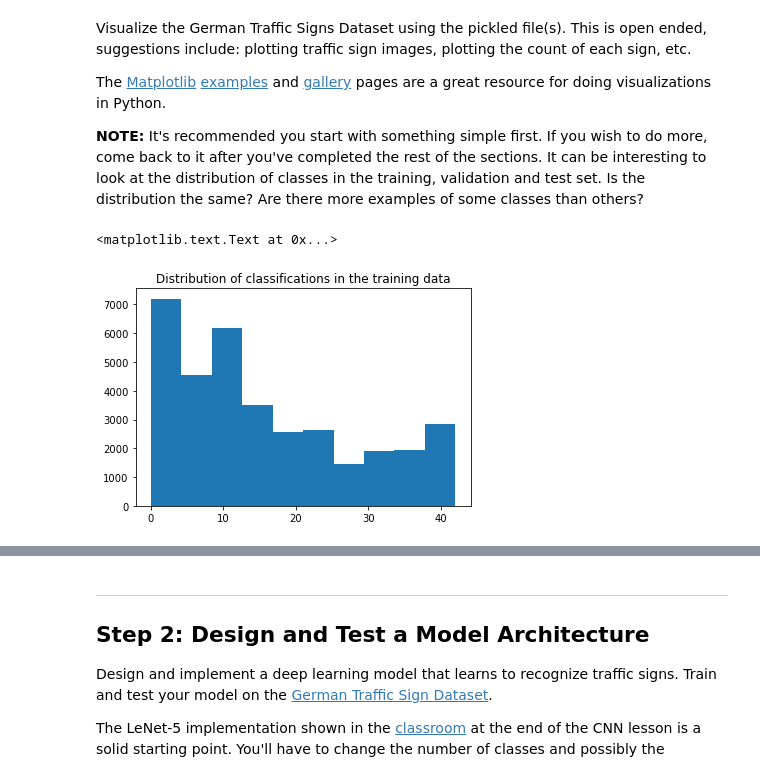
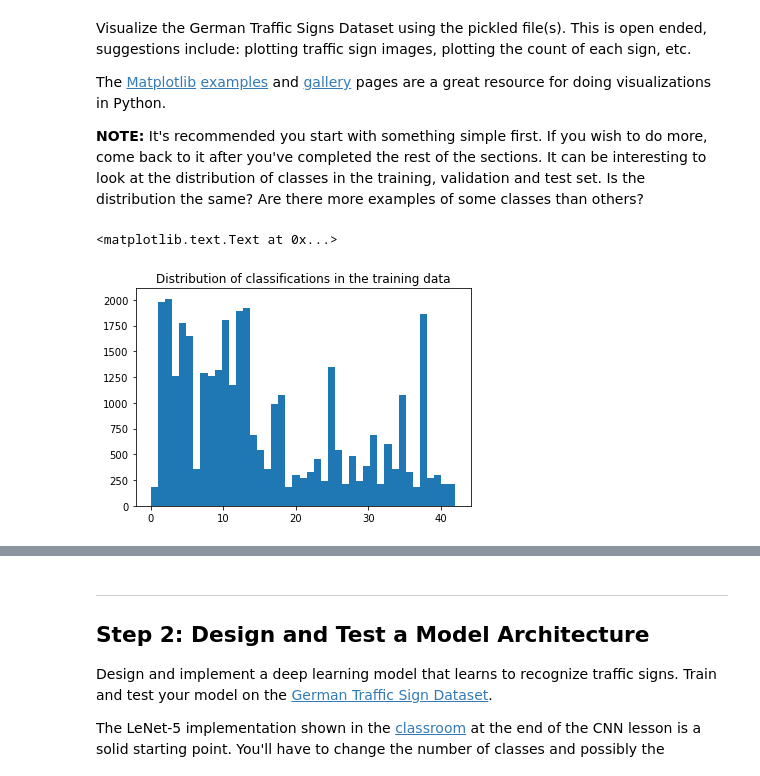
Before and after one commit to ysono/CarND-T1P2-Traffic-Sign-Classifier-Project, a Jupyter notebook: Traffic_Sign_Classifier.ipynb, the cells around one changed output, grey strips where cells are left out. Drawn from its saved outputs; the diff is of its cells as text; code cells hidden in the pictures.

```diff
--- a/Traffic_Sign_Classifier.ipynb
+++ b/Traffic_Sign_Classifier.ipynb
@@ -97,11 +97,11 @@ import matplotlib.pyplot as plt
 figs_garbage = []
 # %%
 figs_garbage.append(plt.figure())
-plt.hist(y_train)
+plt.hist(y_train, bins=n_classes)
 plt.title('Distribution of classifications in the training data')
 # %% [output]
 <matplotlib.text.Text at 0x...>
-[figure, old version]
+[figure, new version]
 # %%
 import csv
 
```
Also changed, not shown: parts of 12 cells of this notebook.
